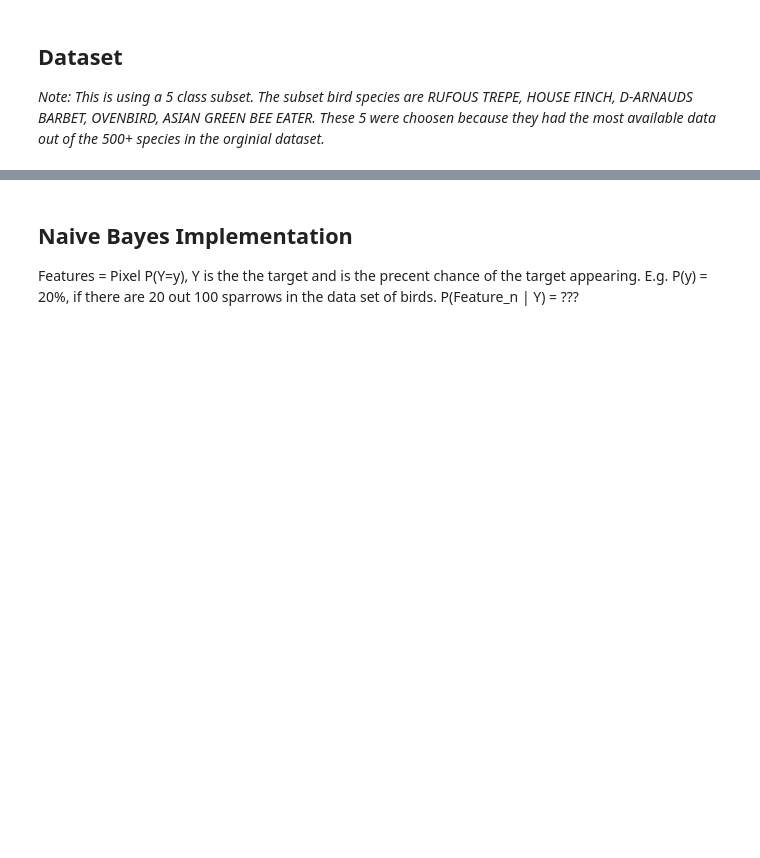
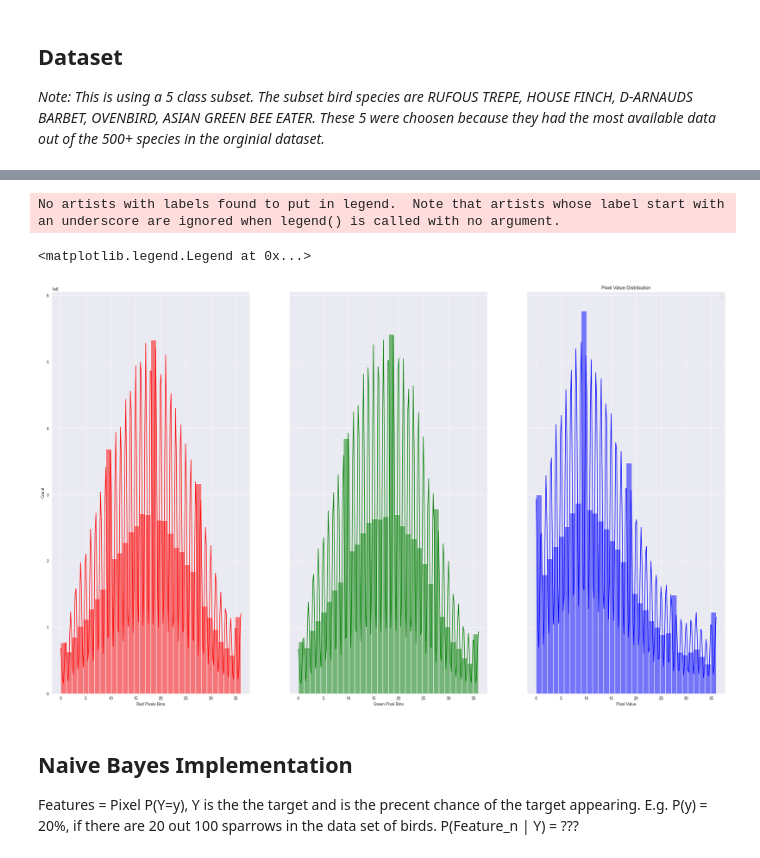
Before and after one commit to Bryan0x05/bird-classifer, a Jupyter notebook: bird_image_classifier_naive_bayes.ipynb, the cells around one changed output, grey strips where cells are left out. Saved outputs shown, nothing was run; the diff lists cells and outputs as text; code cells hidden in the pictures; blank space fills up the shorter version.

Commit message:
Explore Data analysis
Showcases the discrete nature of the data and how continuous destiny functions are not suitable for it.

```diff
--- a/bird_image_classifier_naive_bayes.ipynb
+++ b/bird_image_classifier_naive_bayes.ipynb
@@ -26,10 +53,0 @@ Worry about the EDA stuff after you get Naive Bayes working, it seems to matter
-# %%
-# Grouping by data set and plotting histograms for each feature/label
-for dataset, subset in data.groupby('data set'):
-    plt.figure(figsize=(12, 10))
-    subset['labels'].hist(alpha=0.5, label=dataset)
-    plt.title(f'Histogram for data set: {dataset}')
-    plt.xlabel('Labels')
-    plt.ylabel('Frequency')
-    plt.legend()
-    plt.show()
@@ -36,3 +60,72 @@ for dataset, subset in data.groupby('data set'):
+# %%
+BINS = 32 # 1 <= BINS <= 255
+if(BINS > 255 or BINS < 0):
+        print("Invalid bin value!")
+        exit
+red_channel_image_data_list = []
+green_channel_image_data_list = []
+blue_channel_image_data_list = []
+for index, row in data.iterrows():
+    Factor = 255 // BINS
+    bins_num = BINS
+    # read data set column of the given row
+    dataset = row['data set']
+    # skip over non-training data(data hygiene protection) to avoid trainning on valid/test data
+    if dataset != 'train':
+        continue
+    # read filepath col of the given row
+    filepath = row['filepaths']
+    # read label
+    label = row['labels']
+    # load image into computer vision using native image size(this data set has an universal image size)
+    image = tf.keras.utils.load_img(filepath)
+    # the image is 224x224x3 (width x height x color_channels)
+    image_array = tf.keras.utils.img_to_array(image,data_format='channels_last')
+
+    # group similar colors together to reduce computation time based on a constant value that can be adjusted
+    image_array = image_array // Factor # Reduce from 255x255x255 to 255/factor x 255/factor x 255/factor this groups similar colors with range of factor
+    # create enough color bins for each grouped color dynimcally.
+    bins_num = BINS # floor division is used to create the groups which puts the remainder pixels into the last bucket
+
+    # 3D Slice colstart:colstop, rowstart:rowstop, depthstart:depthstop
+    # Splitting the image_array into R, G, B channels
+    red_channel = image_array[:, :, 0]
+    green_channel = image_array[:, :, 1]
+    blue_channel = image_array[:, :, 2]
+    # Assuming you have a list/array of images stored in 'image_data_list'
+    # Concatenate the pixel values from all images
+    red_channel_image_data_list.append(red_channel)
+    green_channel_image_data_list.append(green_channel)
+    blue_channel_image_data_list.append(blue_channel)
+
+all_red_pixel_values = np.concatenate([image.ravel() for image in red_channel_image_data_list])
+all_green_pixel_values = np.concatenate([image.ravel() for image in green_channel_image_data_list])
+all_blue_pixel_values = np.concatenate([image.ravel() for image in blue_channel_image_data_list])
+# Plots the smooth line
+# TODO: Reduce plot height
+fig, axes = plt.subplots(1, 3,figsize=(30,18), sharey=True)
+sns.histplot(all_red_pixel_values, ax=axes[0],bins=bins_num, kde=True, color='red')
+sns.histplot(all_green_pixel_values,ax=axes[1], bins=bins_num, kde=True, color='green')
+sns.histplot(all_blue_pixel_values, ax=axes[2],bins=bins_num, kde=True, color='blue')
+
+# Setting x-axis labels for each subplot
+axes[0].set_xlabel('Red Pixels Bins')
+axes[1].set_xlabel('Green Pixel Bins')
+axes[2].set_xlabel('Blue Pixel Bins')
+
+# Plot the histogram
+#TODO: Title is pushed way right, gotta fix that
+plt.title('Pixel Value Distribution')
+#TODO: These labels don;t appear to be the ones used.
+plt.xlabel('Pixel Value')
+plt.ylabel('Frequency')
+# Calculate and plot the mean line
+# TODO: Remove or use legend! It generates a warning
+plt.legend()
+# %% [output]
+No artists with labels found to put in legend.  Note that artists whose label start with an underscore are ignored when legend() is called with no argument.
+<matplotlib.legend.Legend at 0x...>
+[figure, added]
 # %% [markdown]
 ## Naive Bayes Implementation
 Features = Pixel
```
Also changed, not shown: parts of 5 cells of this notebook.
